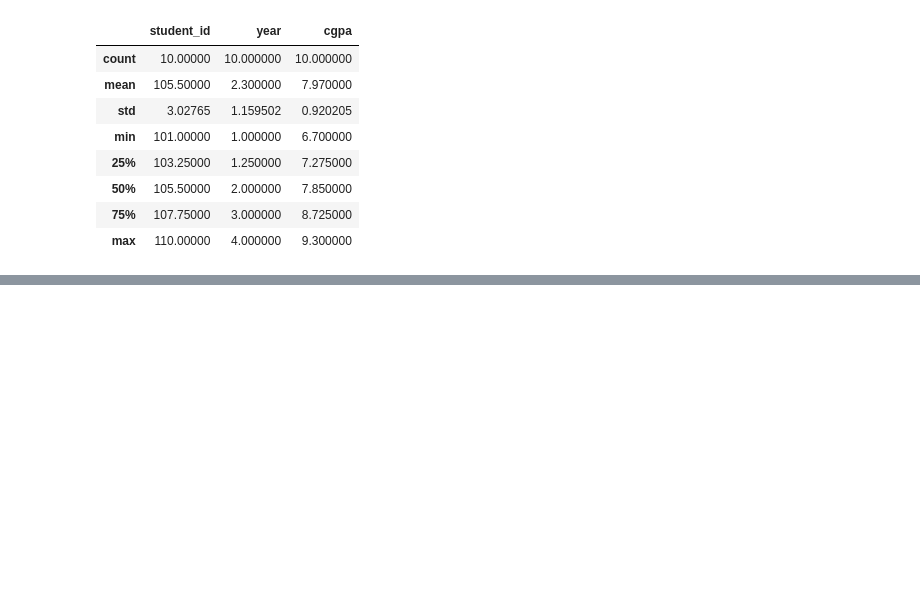
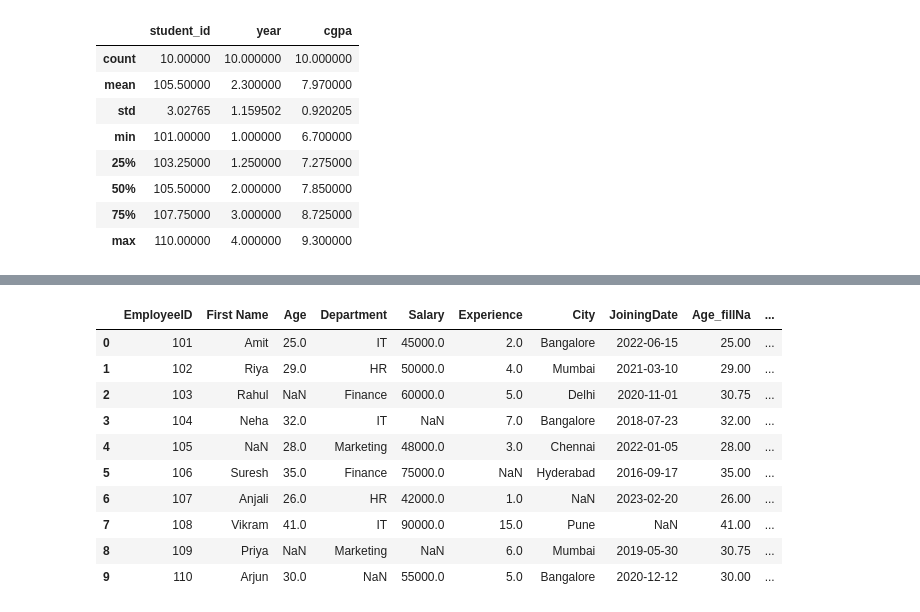
Before and after one commit to MeSubrat/AI-ML-Udemy-Course, a Jupyter notebook: pandas.ipynb, the cells around one changed output, grey strips where cells are left out. Cells and saved outputs as stored; diff of their text form; code cells hidden in the pictures; blank space fills up the shorter version.

Commit message:
Data Manipulation with numpy and pandas.

```diff
--- a/pandas.ipynb
+++ b/pandas.ipynb
@@ -167,0 +170,13 @@ df.describe()
+# %%
+import pandas as pd
+
+df = pd.read_csv('employess_data.csv')
+# df.head(15)
+# Handling Missing Values
+# df.isnull().any(axis=1)
+df.isnull().sum()
+#isnull() returns a DataFrame (or Series) of boolean values where True indicates a missing (null/NaN) value and False indicates a non-null value.
+#isnull().sum() : When applied after isnull(), sum() counts the number of missing values (True) in each column (by default).
+# #Because:
+# True → 1
+# False → 0
@@ -167,0 +219,5 @@ df.describe()
+# %%
+## filling missing values with the mean of the column
+df['Age_fillNa'] = df['Age'].fillna(df['Age'].mean())
+## First we go to the Age column, then in that column we fill the NaN values present in that column with mean values of Age column
+df
@@ -167,0 +236,4 @@ df.describe()
+# %%
+# Renaming columns
+df = df.rename(columns={'Name':'First Name'})
+df.head()
@@ -167,0 +247,5 @@ df.describe()
+# %%
+## Change datatypes
+df['Salary_New'] = df['Salary'].fillna(df['Salary'].mean()).astype(int)
+# Here I have used the fillna cause there is NaN values(null values) present in the Salary column.
+df.head()
@@ -167,0 +259,16 @@ df.describe()
+# %%
+df['New Age'] = df['Age'].apply(lambda x : x*2)
+# By this .apply() we can actually use any functions inside this .apply().
+df
+# %% [output]
+|  | EmployeeID | First Name | Age | Department | Salary | Experience | City | JoiningDate | Age_fillNa | ... |
+| 0 | 101 | Amit | 25.0 | IT | 45000.0 | 2.0 | Bangalore | 2022-06-15 | 25.00 | ... |
+| 1 | 102 | Riya | 29.0 | HR | 50000.0 | 4.0 | Mumbai | 2021-03-10 | 29.00 | ... |
+| 2 | 103 | Rahul | NaN | Finance | 60000.0 | 5.0 | Delhi | 2020-11-01 | 30.75 | ... |
+| 3 | 104 | Neha | 32.0 | IT | NaN | 7.0 | Bangalore | 2018-07-23 | 32.00 | ... |
+| 4 | 105 | NaN | 28.0 | Marketing | 48000.0 | 3.0 | Chennai | 2022-01-05 | 28.00 | ... |
+| 5 | 106 | Suresh | 35.0 | Finance | 75000.0 | NaN | Hyderabad | 2016-09-17 | 35.00 | ... |
+| 6 | 107 | Anjali | 26.0 | HR | 42000.0 | 1.0 | NaN | 2023-02-20 | 26.00 | ... |
+| 7 | 108 | Vikram | 41.0 | IT | 90000.0 | 15.0 | Pune | NaN | 41.00 | ... |
+| 8 | 109 | Priya | NaN | Marketing | NaN | 6.0 | Mumbai | 2019-05-30 | 30.75 | ... |
+| 9 | 110 | Arjun | 30.0 | NaN | 55000.0 | 5.0 | Bangalore | 2020-12-12 | 30.00 | ... |
```
Also changed, not shown: parts of 16 cells of this notebook, 2 other files.
